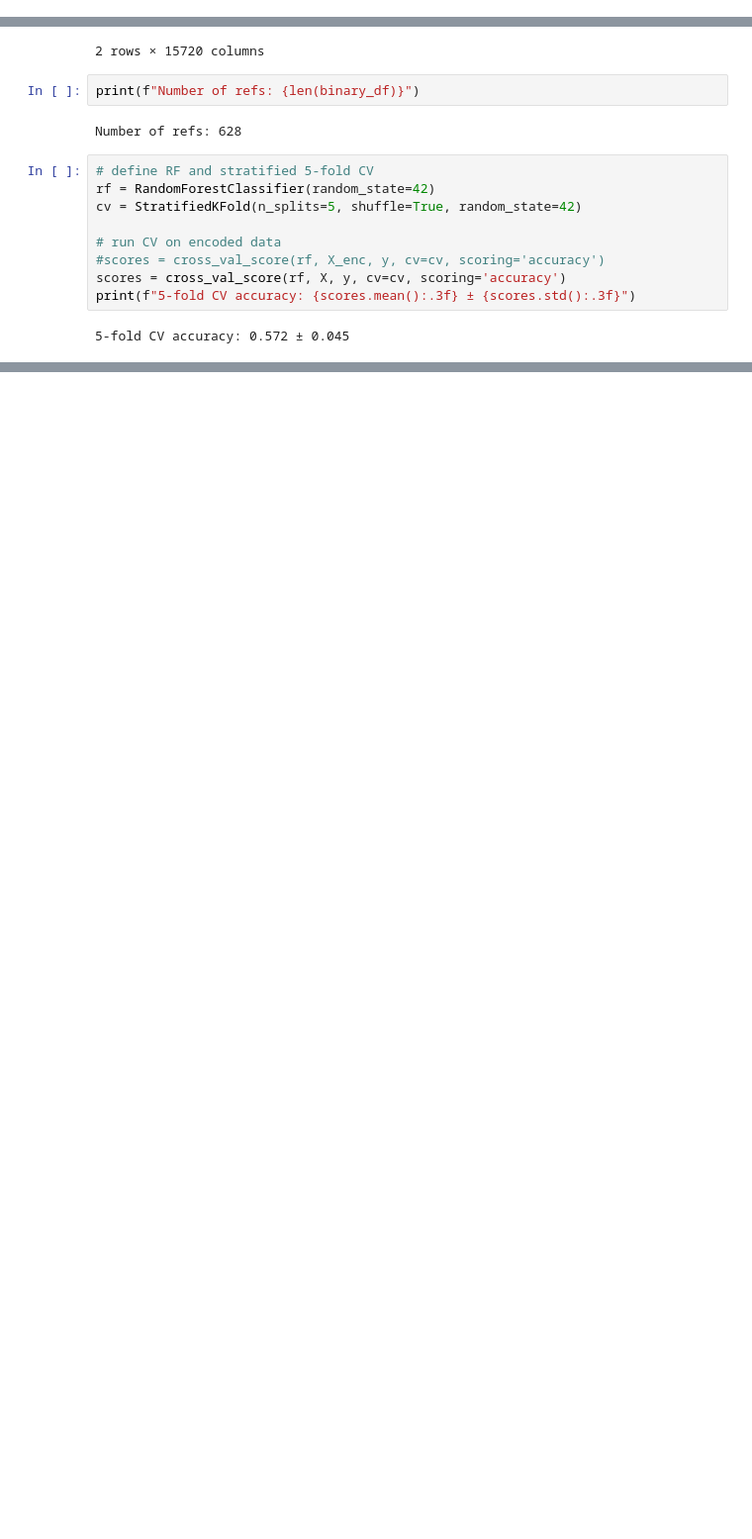
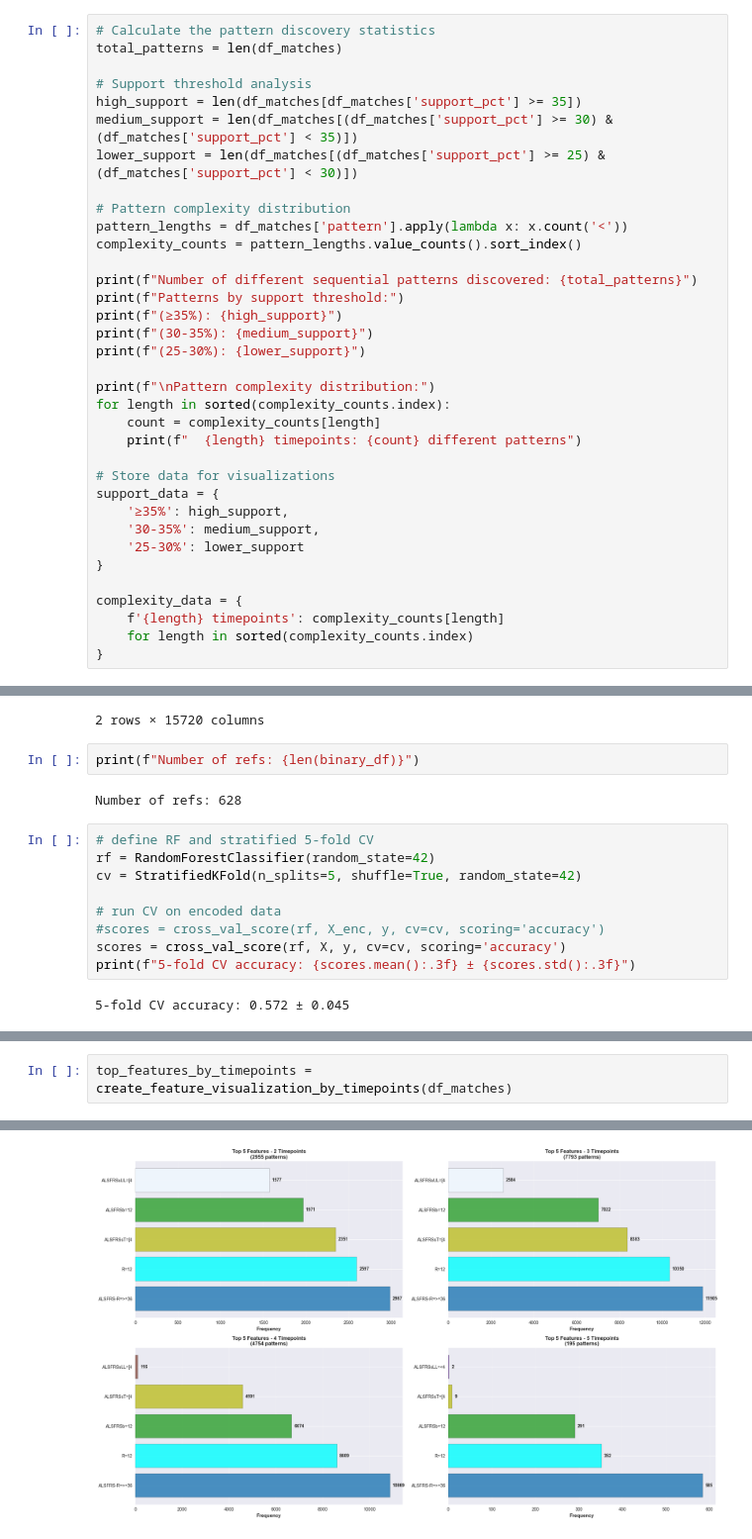
Before and after one commit to gabmeirinho/datamining, a Jupyter notebook: PD_202425_Project2.ipynb, the cells around one changed output, grey strips where cells are left out. Shown at 99% size. Saved outputs shown, nothing was run; the diff lists cells and outputs as text; blank space fills up the shorter version.

```diff
--- a/PD_202425_Project2.ipynb
+++ b/PD_202425_Project2.ipynb
@@ -843,0 +972,35 @@ sns.set_palette("husl")
+# %%
+# Calculate the pattern discovery statistics
+total_patterns = len(df_matches)
+
+# Support threshold analysis
+high_support = len(df_matches[df_matches['support_pct'] >= 35])
+medium_support = len(df_matches[(df_matches['support_pct'] >= 30) & (df_matches['support_pct'] < 35)])
+lower_support = len(df_matches[(df_matches['support_pct'] >= 25) & (df_matches['support_pct'] < 30)])
+
+# Pattern complexity distribution
+pattern_lengths = df_matches['pattern'].apply(lambda x: x.count('<'))
+complexity_counts = pattern_lengths.value_counts().sort_index()
+
+print(f"Number of different sequential patterns discovered: {total_patterns}")
+print(f"Patterns by support threshold:")
+print(f"(≥35%): {high_support}")
+print(f"(30-35%): {medium_support}")
+print(f"(25-30%): {lower_support}")
+
+print(f"\nPattern complexity distribution:")
+for length in sorted(complexity_counts.index):
+    count = complexity_counts[length]
+    print(f"  {length} timepoints: {count} different patterns")
+
+# Store data for visualizations
+support_data = {
+    '≥35%': high_support,
+    '30-35%': medium_support,
+    '25-30%': lower_support
+}
+
+complexity_data = {
+    f'{length} timepoints': complexity_counts[length]
+    for length in sorted(complexity_counts.index)
+}
@@ -960,0 +1399,3 @@ print(f"5‐fold CV accuracy: {scores.mean():.3f} ± {scores.std():.3f}")
+# %%
+top_features_by_timepoints = create_feature_visualization_by_timepoints(df_matches)
+# %% [output]
@@ -960,0 +1406 @@ print(f"5‐fold CV accuracy: {scores.mean():.3f} ± {scores.std():.3f}")
+[figure, added]
```
Also changed, not shown: parts of 15 cells of this notebook.
